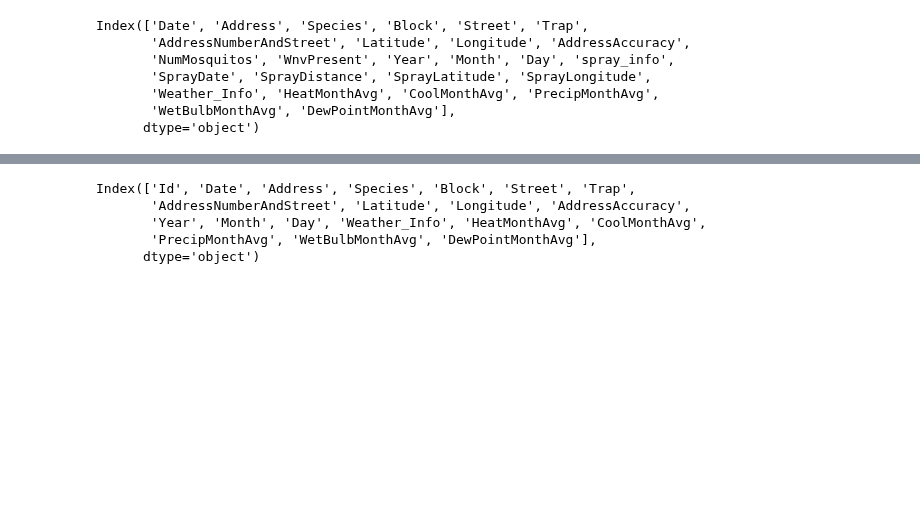
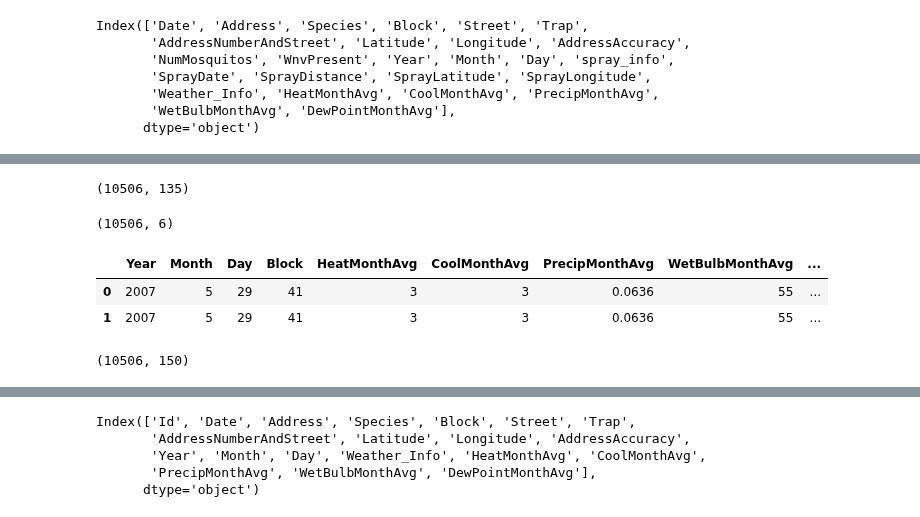
Before and after one commit to reef87/Predicting-West-Nile-Virus-Outbreaks-in-Chicago, a Jupyter notebook: code/project4-k.ipynb, the cells around one changed output, grey strips where cells are left out. Drawn from its saved outputs; the diff is of its cells as text; code cells hidden in the pictures; blank space fills up the shorter version.

```diff
--- a/code/project4-k.ipynb
+++ b/code/project4-k.ipynb
@@ -736,0 +991,19 @@ Index(['Date', 'Address', 'Species', 'Block', 'Street', 'Trap',
+# %%
+print(df_trap_dummies.shape)
+df_species_dummies.shape
+# %% [output]
+(10506, 135)
+(10506, 6)
+# %%
+df_train = train_demo[['Year','Month','Day','Block','HeatMonthAvg',
+       'CoolMonthAvg','PrecipMonthAvg', 'WetBulbMonthAvg', 'DewPointMonthAvg']]
+df_train.head(2)
+# %% [output]
+|  | Year | Month | Day | Block | HeatMonthAvg | CoolMonthAvg | PrecipMonthAvg | WetBulbMonthAvg | ... |
+| 0 | 2007 | 5 | 29 | 41 | 3 | 3 | 0.0636 | 55 | ... |
+| 1 | 2007 | 5 | 29 | 41 | 3 | 3 | 0.0636 | 55 | ... |
+# %%
+X = pd.concat([df_train,df_species_dummies,df_trap_dummies], axis=1)
+X.shape
+# %% [output]
+(10506, 150)
```
Also changed, not shown: parts of 43 cells of this notebook.
